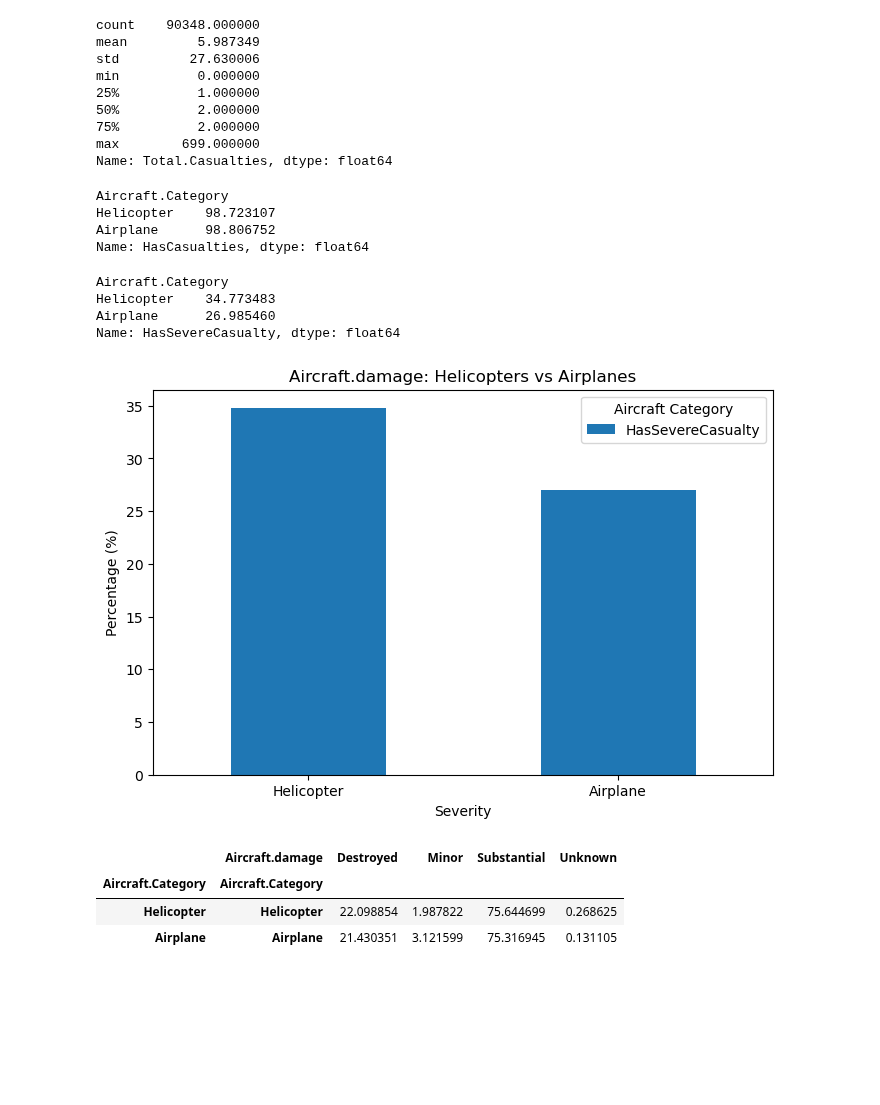
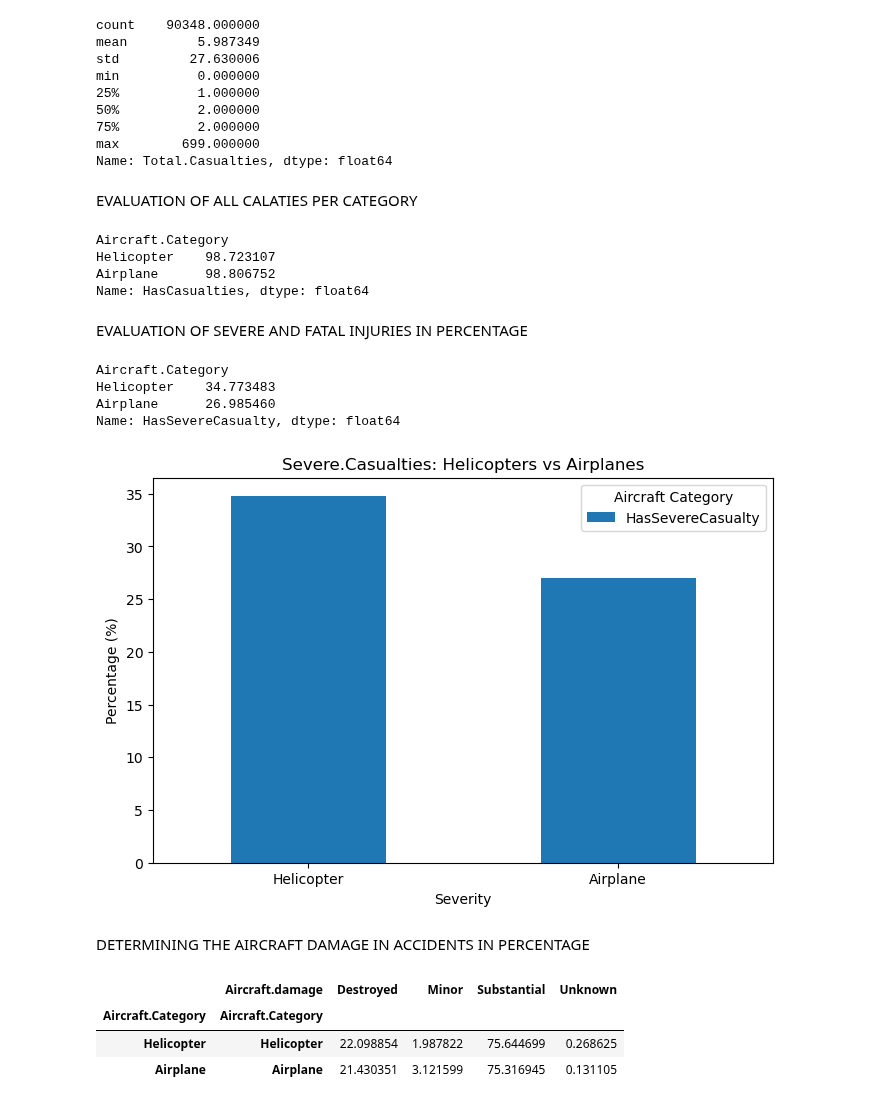
Before and after one commit to GiannaSal/data-driven-insights-for-aviation-risk-management, a Jupyter notebook: analysis.ipynb, the cells around one changed output. Cells and saved outputs as stored; diff of their text form; code cells hidden in the pictures; blank space fills up the shorter version.

```diff
--- a/analysis.ipynb
+++ b/analysis.ipynb
@@ -364,6 +375,8 @@ min          0.000000
 75%          2.000000
 max        699.000000
 Name: Total.Casualties, dtype: float64
+# %% [markdown]
+EVALUATION OF ALL CALATIES PER CATEGORY
 # %%
 ## evaluating all casualties per category
 df['HasCasualties'] = df['Total.Casualties'] > 0
@@ -381,6 +394,8 @@ Aircraft.Category
 Helicopter    98.723107
 Airplane      98.806752
 Name: HasCasualties, dtype: float64
+# %% [markdown]
+EVALUATION OF SEVERE AND FATAL INJURIES IN PERCENTAGE
 # %%
 ##evaluate categories with severe and fatal injuries
 df['HasSevereCasualty'] = df['Total.Serious.Injuries'] + df['Total.Fatal.Injuries'] > 0
@@ -396,16 +411,18 @@ Name: HasSevereCasualty, dtype: float64
 # %%
 ##plotting severe and fatal injuries in helicopters and airplanes
 import matplotlib.pyplot as plt
 
 helicopters_airplanes_severe_casualties_percentage.T.plot(kind='bar', figsize=(8,5))
-plt.title('Aircraft.damage: Helicopters vs Airplanes')
+plt.title('Severe.Casualties: Helicopters vs Airplanes')
 plt.ylabel('Percentage (%)')
 plt.xlabel('Severity')
 plt.xticks(rotation=0)
 plt.legend(title='Aircraft Category')
 plt.show()
 # %% [output]
-[figure, old version]
+[figure, new version]
+# %% [markdown]
+DETERMINING THE AIRCRAFT DAMAGE IN ACCIDENTS IN PERCENTAGE
 # %%
 damage_dist = aircraft_accident_rates.groupby(['Aircraft.Category', 'Aircraft.damage']).size().unstack(fill_value=0)
 damage_dist_percentage = aircraft_accident_rates.groupby(['Aircraft.Category', 'Aircraft.damage']).size().groupby(level=0).apply(lambda x: (x /x.sum())*100).unstack(fill_value=0)
```
Also changed, not shown: parts of 29 cells of this notebook, 6 other files.
